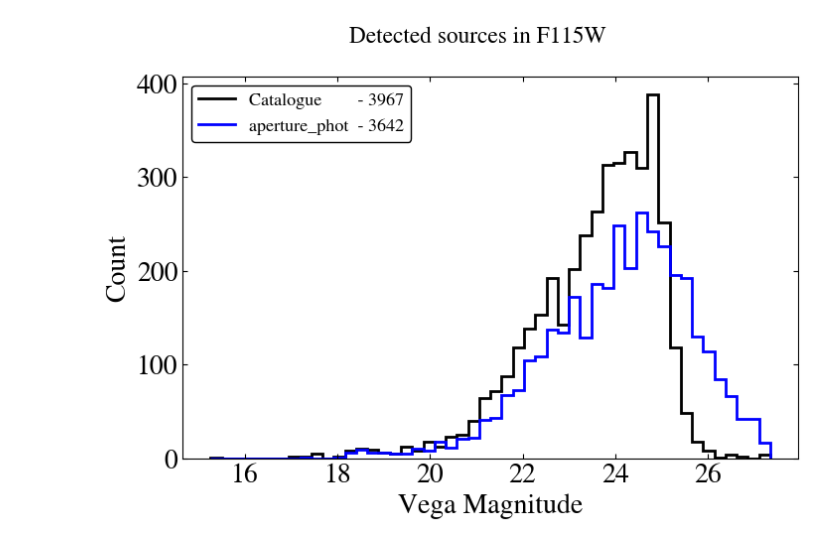
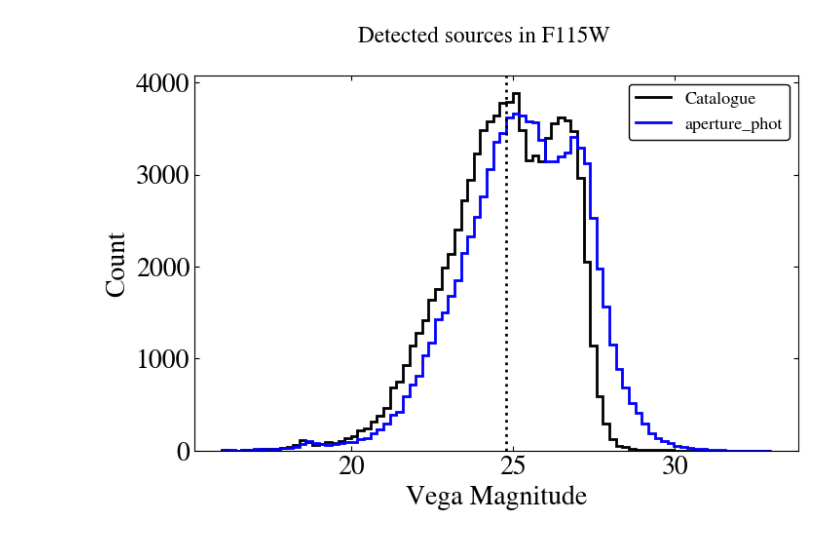
Before and after one commit to LukaSlagter/STRW-MSC, a Jupyter notebook: Photometry/Aperture/Comparing_source_detection.ipynb, the cells around one changed output. Saved outputs shown, nothing was run; the diff lists cells and outputs as text; code cells hidden in the pictures.

Commit message:
Now contains notebooks to check source detections for SB2 & comparison with catalogue of jeroen

```diff
--- a/Photometry/Aperture/Comparing_source_detection.ipynb
+++ b/Photometry/Aperture/Comparing_source_detection.ipynb
@@ -175,0 +72,9 @@ target_wcs, shape_out = plot_test(JWST_files.files.file_paths_1overf_jhat['F115W
+# %%
+world_coord_sources_sc = SkyCoord(
+    ra=world_coord_sources[filter][mode][0] * u.deg,
+    dec=world_coord_sources[filter][mode][1] * u.deg,
+    frame="icrs",
+)
+
+
+idx, d2d, d3d = world_coord_sources_sc.match_to_catalog_sky(Catalogue_ra_dec)
@@ -176,35 +96,40 @@ target_wcs, shape_out = plot_test(JWST_files.files.file_paths_1overf_jhat['F115W
 # %%
 fig = plt.figure()
 gs = fig.add_gridspec(1, 1, figure=fig, wspace=0, hspace=0)
 ax0 = fig.add_subplot(gs[0, 0])
 
-mask = phot_tk.in_wcs_mask(Catalogue['RA'], Catalogue['DEC'], target_wcs, shape_out)
-samples = Catalogue['F115W'][mask]
+samples = Catalogue["F115W"][idx]
+
 N_samples = len(samples)
 dx, bin_edges = knuth_bin_width(samples, return_bins=True)
 hist = np.histogram(samples, bins=bin_edges)[0]
 ax0.stairs(
     hist,
-    edges=bin_edges, fill=False, label=f'Catalogue        - {N_samples}', lw=2, edgecolor='black'
-    )
+    edges=bin_edges,
+    fill=False,
+    label=f"Catalogue",
+    lw=2,
+    edgecolor="black",
+)
 
 
-mask = phot_tk.in_wcs_mask(JWST_files.world_coord_sources['F115W'][0] *u.deg, JWST_files.world_coord_sources['F115W'][1] *u.deg, target_wcs, shape_out)
-
-own_phot = JWST_files.magnitudes['F115W'][mask]
-N_own_phot = len(own_phot)
-own_hist = np.histogram(own_phot, bins=bin_edges)[0]
+own_hist = np.histogram(magnitudes[filter][mode], bins=bin_edges)[0]
 ax0.stairs(
     own_hist,
-    edges=bin_edges, fill=False, label=f'aperture_phot  - {N_own_phot}', lw=2, edgecolor='blue'
-    )
+    edges=bin_edges,
+    fill=False,
+    label=f"aperture_phot",
+    lw=2,
+    edgecolor="blue",
+)
 
 
 ax0.legend()
 ax0.set_xlabel("Vega Magnitude")
 ax0.set_ylabel("Count")
-# ax0.set_ylim(0, 500)
+
+ax0.axvline(x=24.8, label="completeness limit", c="black", lw=2, ls=":")
 fig.suptitle(f"Detected sources in F115W ")
 plt.show()
 # %% [output]
-[figure, old version]
+[figure, new version]
```
Also changed, not shown: parts of 11 cells of this notebook, 5 other files.
